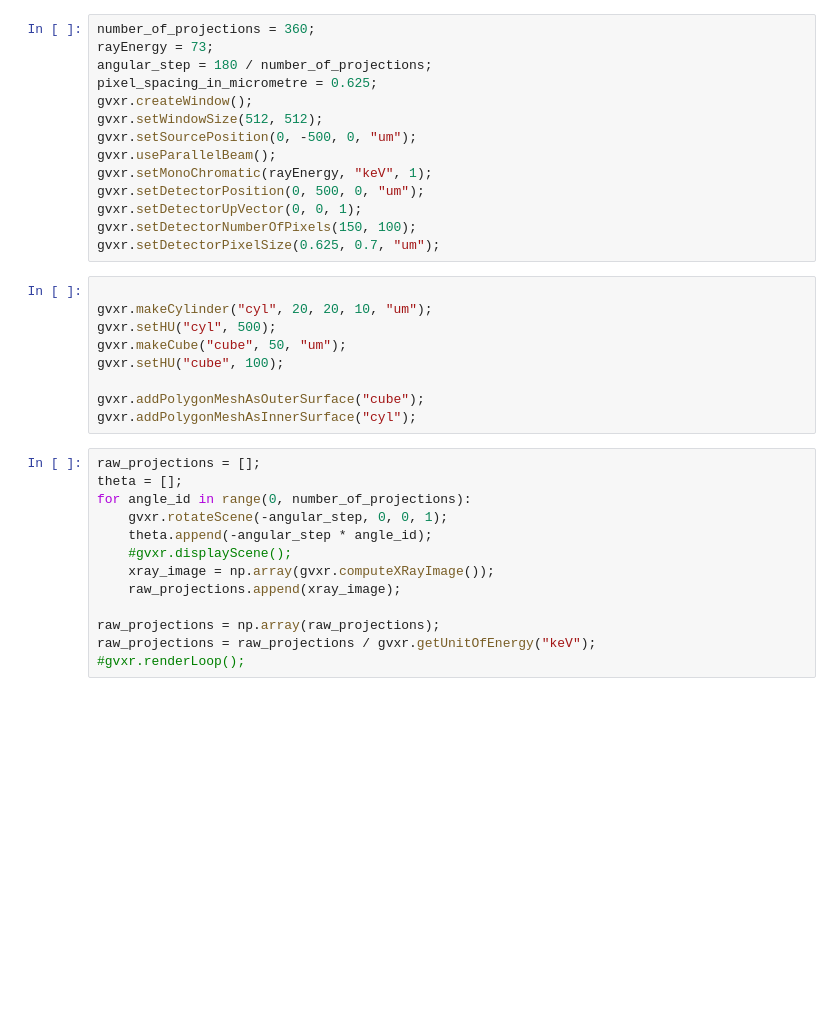
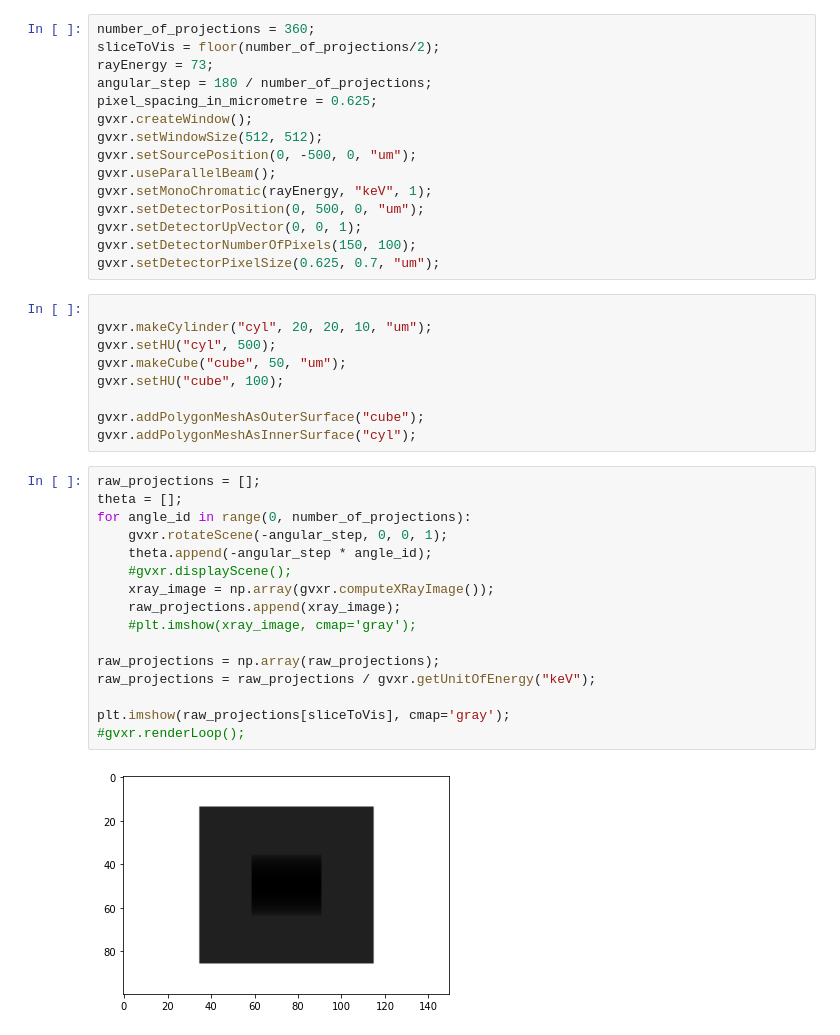
Before and after one commit to Chummbles/gvxr_recon_example, a Jupyter notebook: notebook1.ipynb, the cells around one changed output. Drawn from its saved outputs; the diff is of its cells as text; blank space fills up the shorter version.

```diff
--- a/notebook1.ipynb
+++ b/notebook1.ipynb
@@ -10,5 +10,6 @@ from skimage.transform import iradon
 # %%
 number_of_projections = 360;
+sliceToVis = floor(number_of_projections/2);
 rayEnergy = 73;
 angular_step = 180 / number_of_projections;
 pixel_spacing_in_micrometre = 0.625;
@@ -33,16 +34,21 @@ gvxr.addPolygonMeshAsInnerSurface("cyl");
 # %%
 raw_projections = [];
 theta = [];
 for angle_id in range(0, number_of_projections):
     gvxr.rotateScene(-angular_step, 0, 0, 1);
     theta.append(-angular_step * angle_id);
     #gvxr.displayScene();
     xray_image = np.array(gvxr.computeXRayImage());
     raw_projections.append(xray_image);
+    #plt.imshow(xray_image, cmap='gray');
 
 raw_projections = np.array(raw_projections);
 raw_projections = raw_projections / gvxr.getUnitOfEnergy("keV");
+
+plt.imshow(raw_projections[sliceToVis], cmap='gray');
 #gvxr.renderLoop();
+# %% [output]
+[figure, added]
 # %%
 # Create a mock dark field image
 dark_field_image = np.zeros(raw_projections.shape);
```
Also changed, not shown: parts of 4 cells of this notebook.
